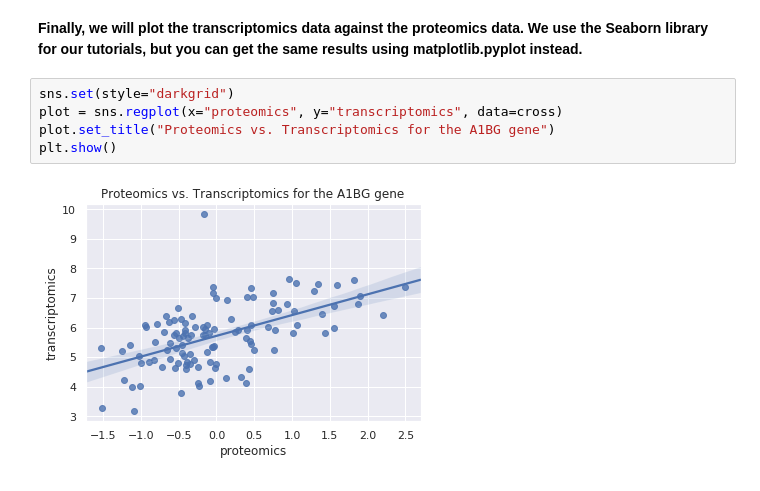
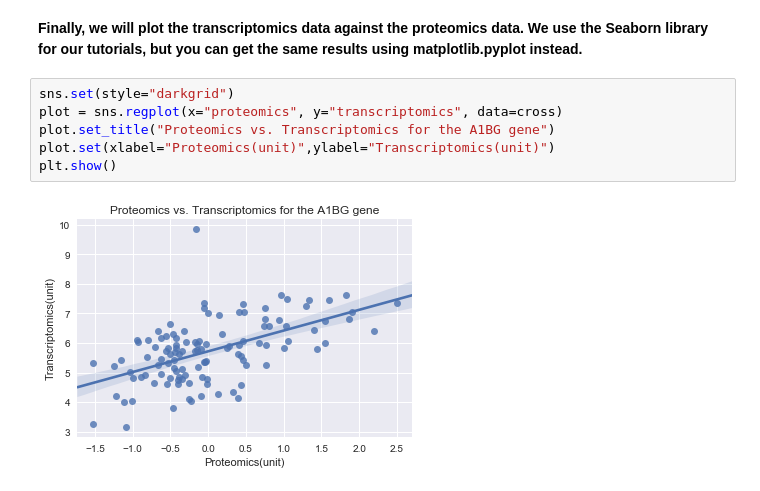
Before and after one commit to PayneLab/cptac, a Jupyter notebook: doc/use-case-1.ipynb, the cells around one changed output. Drawn from its saved outputs; the diff is of its cells as text.

Commit message:
Added plot for use case 1 and suggestions for use case 2

```diff
--- a/doc/use-case-1.ipynb
+++ b/doc/use-case-1.ipynb
@@ -35,7 +35,8 @@ cross = CPTAC.compare_gene(proteomics, transcriptomics, 'A1BG')
 # %%
 sns.set(style="darkgrid")
 plot = sns.regplot(x="proteomics", y="transcriptomics", data=cross)
 plot.set_title("Proteomics vs. Transcriptomics for the A1BG gene")
+plot.set(xlabel="Proteomics(unit)",ylabel="Transcriptomics(unit)")
 plt.show()
 # %% [output]
-[figure, old version]
+[figure, new version]
```
Also changed, not shown: parts of 2 cells of this notebook, 1 other file.
